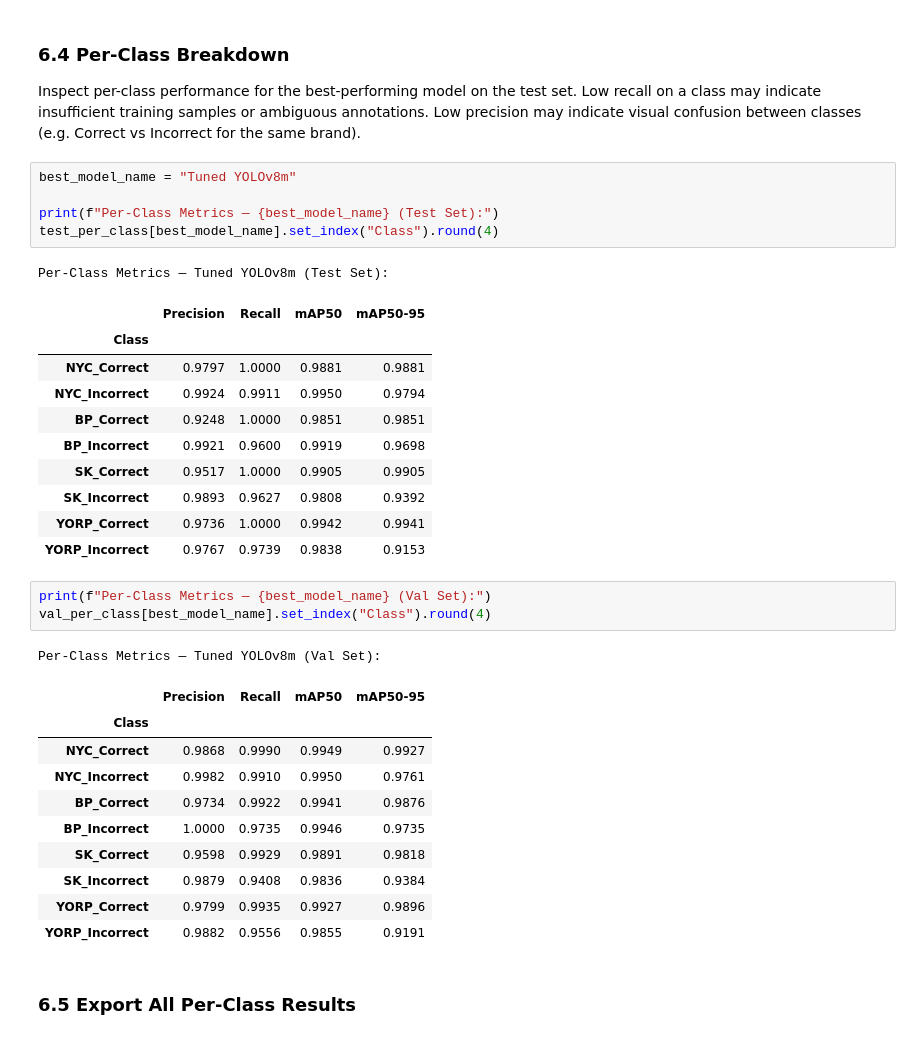
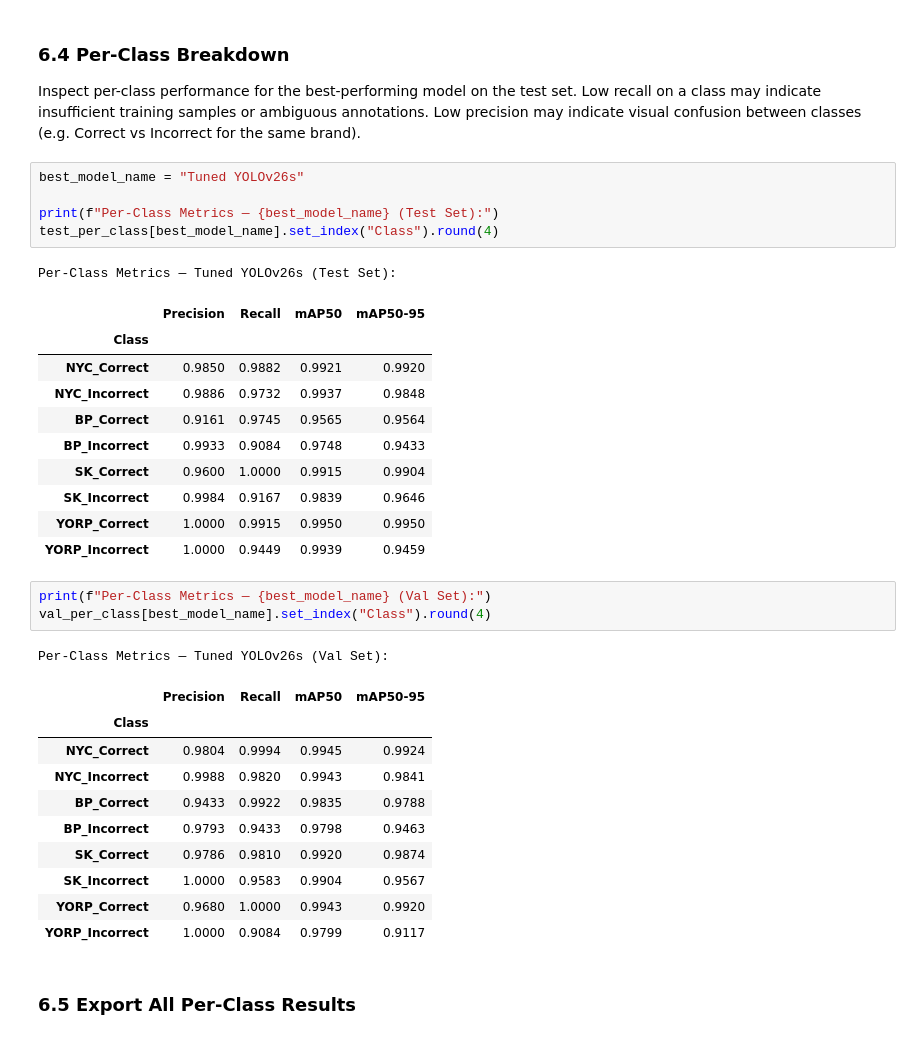
Before and after one commit to zkdlyn/SMARTech, a Jupyter notebook: pubmat-checker/training/yolo_logo_detector.ipynb, the cells around one changed output. Cells and saved outputs as stored; diff of their text form.

```diff
--- a/pubmat-checker/training/yolo_logo_detector.ipynb
+++ b/pubmat-checker/training/yolo_logo_detector.ipynb
@@ -756,37 +756,37 @@ Inspect per-class performance for the best-performing model on the test set.
 Low recall on a class may indicate insufficient training samples or ambiguous annotations.
 Low precision may indicate visual confusion between classes (e.g. Correct vs Incorrect for the same brand).
 # %%
-best_model_name = "Tuned YOLOv8m"
+best_model_name = "Tuned YOLOv26s"
 
 print(f"Per-Class Metrics — {best_model_name} (Test Set):")
 test_per_class[best_model_name].set_index("Class").round(4)
 # %% [output]
-Per-Class Metrics — Tuned YOLOv8m (Test Set):
+Per-Class Metrics — Tuned YOLOv26s (Test Set):
 |  | Precision | Recall | mAP50 | mAP50-95 |
 | Class |  |  |  |  |
-| NYC_Correct | 0.9797 | 1.0000 | 0.9881 | 0.9881 |
-| NYC_Incorrect | 0.9924 | 0.9911 | 0.9950 | 0.9794 |
-| BP_Correct | 0.9248 | 1.0000 | 0.9851 | 0.9851 |
-| BP_Incorrect | 0.9921 | 0.9600 | 0.9919 | 0.9698 |
-| SK_Correct | 0.9517 | 1.0000 | 0.9905 | 0.9905 |
-| SK_Incorrect | 0.9893 | 0.9627 | 0.9808 | 0.9392 |
-| YORP_Correct | 0.9736 | 1.0000 | 0.9942 | 0.9941 |
-| YORP_Incorrect | 0.9767 | 0.9739 | 0.9838 | 0.9153 |
+| NYC_Correct | 0.9850 | 0.9882 | 0.9921 | 0.9920 |
+| NYC_Incorrect | 0.9886 | 0.9732 | 0.9937 | 0.9848 |
+| BP_Correct | 0.9161 | 0.9745 | 0.9565 | 0.9564 |
+| BP_Incorrect | 0.9933 | 0.9084 | 0.9748 | 0.9433 |
+| SK_Correct | 0.9600 | 1.0000 | 0.9915 | 0.9904 |
+| SK_Incorrect | 0.9984 | 0.9167 | 0.9839 | 0.9646 |
+| YORP_Correct | 1.0000 | 0.9915 | 0.9950 | 0.9950 |
+| YORP_Incorrect | 1.0000 | 0.9449 | 0.9939 | 0.9459 |
 # %%
 print(f"Per-Class Metrics — {best_model_name} (Val Set):")
 val_per_class[best_model_name].set_index("Class").round(4)
 # %% [output]
-Per-Class Metrics — Tuned YOLOv8m (Val Set):
+Per-Class Metrics — Tuned YOLOv26s (Val Set):
 |  | Precision | Recall | mAP50 | mAP50-95 |
 | Class |  |  |  |  |
-| NYC_Correct | 0.9868 | 0.9990 | 0.9949 | 0.9927 |
-| NYC_Incorrect | 0.9982 | 0.9910 | 0.9950 | 0.9761 |
-| BP_Correct | 0.9734 | 0.9922 | 0.9941 | 0.9876 |
-| BP_Incorrect | 1.0000 | 0.9735 | 0.9946 | 0.9735 |
-| SK_Correct | 0.9598 | 0.9929 | 0.9891 | 0.9818 |
-| SK_Incorrect | 0.9879 | 0.9408 | 0.9836 | 0.9384 |
-| YORP_Correct | 0.9799 | 0.9935 | 0.9927 | 0.9896 |
-| YORP_Incorrect | 0.9882 | 0.9556 | 0.9855 | 0.9191 |
+| NYC_Correct | 0.9804 | 0.9994 | 0.9945 | 0.9924 |
+| NYC_Incorrect | 0.9988 | 0.9820 | 0.9943 | 0.9841 |
+| BP_Correct | 0.9433 | 0.9922 | 0.9835 | 0.9788 |
+| BP_Incorrect | 0.9793 | 0.9433 | 0.9798 | 0.9463 |
+| SK_Correct | 0.9786 | 0.9810 | 0.9920 | 0.9874 |
+| SK_Incorrect | 1.0000 | 0.9583 | 0.9904 | 0.9567 |
+| YORP_Correct | 0.9680 | 1.0000 | 0.9943 | 0.9920 |
+| YORP_Incorrect | 1.0000 | 0.9084 | 0.9799 | 0.9117 |
 # %% [markdown]
 ### 6.5 Export All Per-Class Results
 # %%
```
Also changed, not shown: parts of 9 cells of this notebook.
